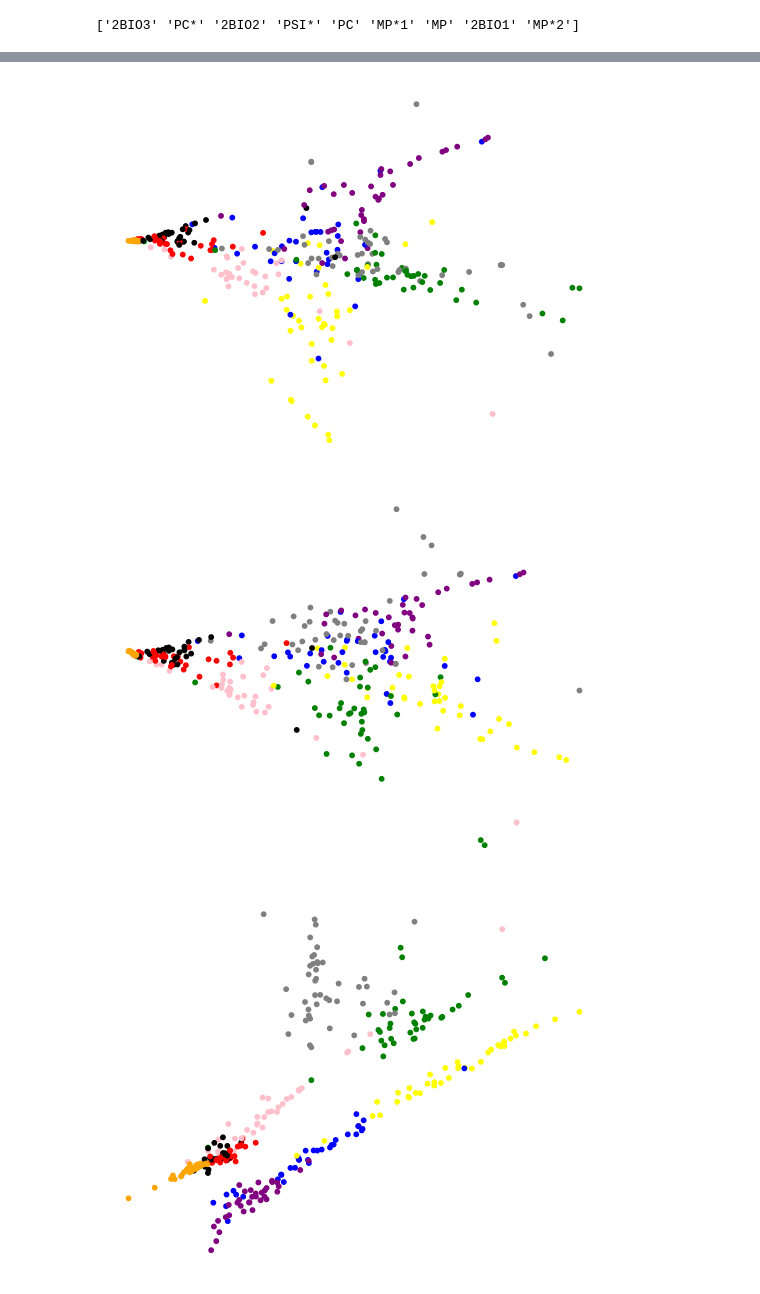
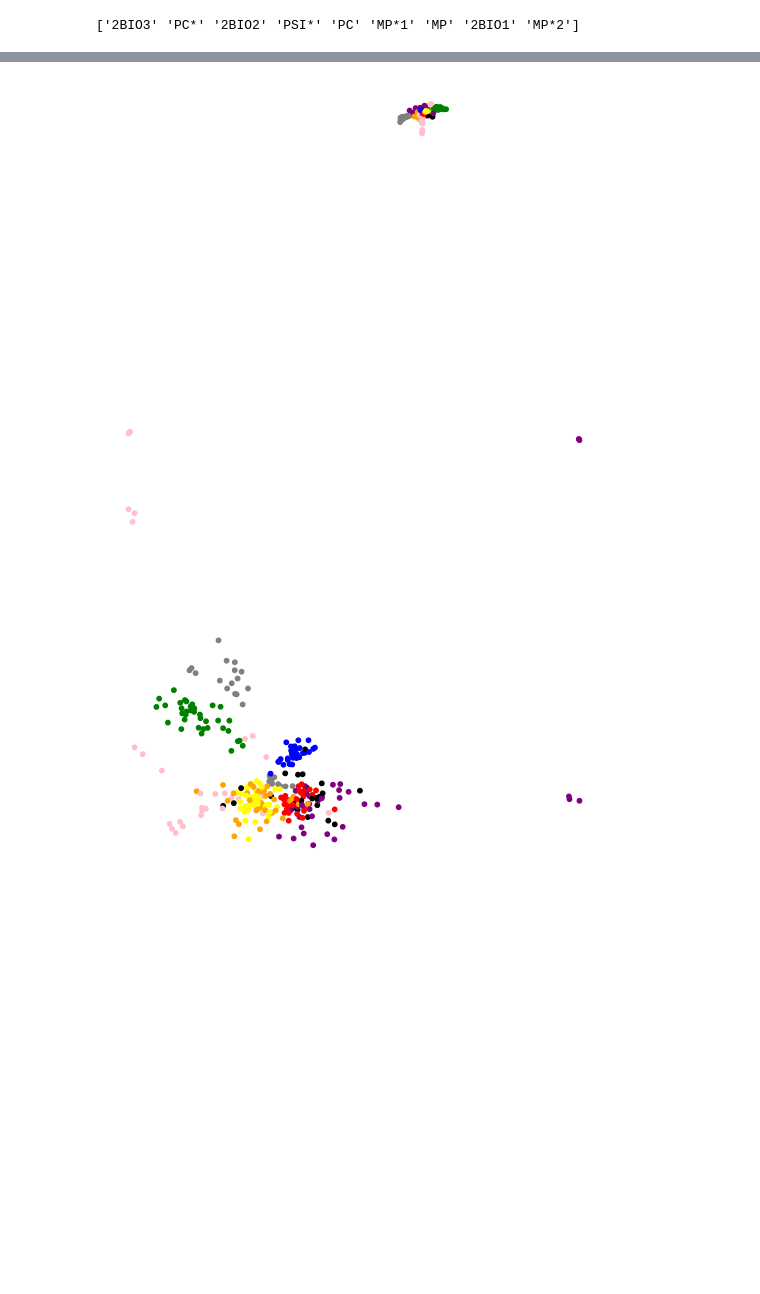
Before and after one commit to jusch2109/pathpyG, a Jupyter notebook: src/pathpyG/visualisations/Project_JS/HotVisHighSchool.ipynb, the cells around one changed output, grey strips where cells are left out. Saved outputs shown, nothing was run; the diff lists cells and outputs as text; code cells hidden in the pictures; blank space fills up the shorter version.

```diff
--- a/src/pathpyG/visualisations/Project_JS/HotVisHighSchool.ipynb
+++ b/src/pathpyG/visualisations/Project_JS/HotVisHighSchool.ipynb
@@ -16,7 +18,7 @@ highschool_shortened = highschool[highschool['t'] <= (t_min + eight_fraction)]
 highschool_shortened.to_csv('graphs/Highschool/proximity/edges_shortened.csv')
 # %%
 # load graph
-highschool_graph = pp.io.read_csv_temporal_graph('graphs/Highschool/proximity/edges.csv', is_undirected = True, timestamp_format='%S')
+highschool_graph = pp.io.read_csv_temporal_graph('graphs/Highschool/proximity/edges_shortened.csv', is_undirected = True, timestamp_format='%S')
 # load metadata
 meta_data = pd.read_csv("graphs/Highschool/proximity/nodes.csv")
 # %% [markdown]
@@ -42,11 +44,11 @@ pp.plot(highschool_graph.to_static_graph(), backend='matplotlib' ,**style)
 <pathpyG.visualisations.network_plots.StaticNetworkPlot at 0x...>
 # %%
-layout_2 =  HotVis(highschool_graph, 2, 50000, 80, alpha= torch.tensor([1, 0.5]), force=10)
-layout_3 =  HotVis(highschool_graph, 3, 50000, 80, alpha= torch.tensor([1, 0.5, 0.3]), force=10)
-layout_5 =  HotVis(highschool_graph, 5, 50000, 80, alpha= torch.tensor([1, 0.5, 0.3, 0.25, 0.2]), force=10)
+layout_2 =  HotVis(highschool_graph, 2, 50000, 75, alpha= torch.tensor([1, 0.5]), force=10)
+layout_3 =  HotVis(highschool_graph, 3, 50000, 75, alpha= torch.tensor([1, 0.5, 0.3]), force=10)
+#layout_5 =  HotVis(highschool_graph, 5, 50000, 75, alpha= torch.tensor([1, 0.5, 0.3, 0.25, 0.2]), force=10)
 # %%
 pp.plot(highschool_graph.to_static_graph(), layout=layout_2, backend='matplotlib' ,**style)
 pp.plot(highschool_graph.to_static_graph(), layout=layout_3, backend='matplotlib' ,**style)
-pp.plot(highschool_graph.to_static_graph(), layout=layout_5, backend='matplotlib' ,**style)
+#pp.plot(highschool_graph.to_static_graph(), layout=layout_5, backend='matplotlib' ,**style)
 pp.plot(highschool_graph.to_static_graph(), layout="fr", backend='matplotlib' ,**style)
 # %% [output]
@@ -54,6 +56,5 @@ pp.plot(highschool_graph.to_static_graph(), layout="fr", backend='matplotlib' ,*
-[figure, old version]
+[figure, new version]
-[figure, old version]
+[figure, new version]
-[figure, removed]
 <pathpyG.visualisations.network_plots.StaticNetworkPlot at 0x...>
 # %%
 clusters = meta_data.groupby('class')['index'].apply(list).values
```
Also changed, not shown: parts of 8 cells of this notebook, 41 other files.
